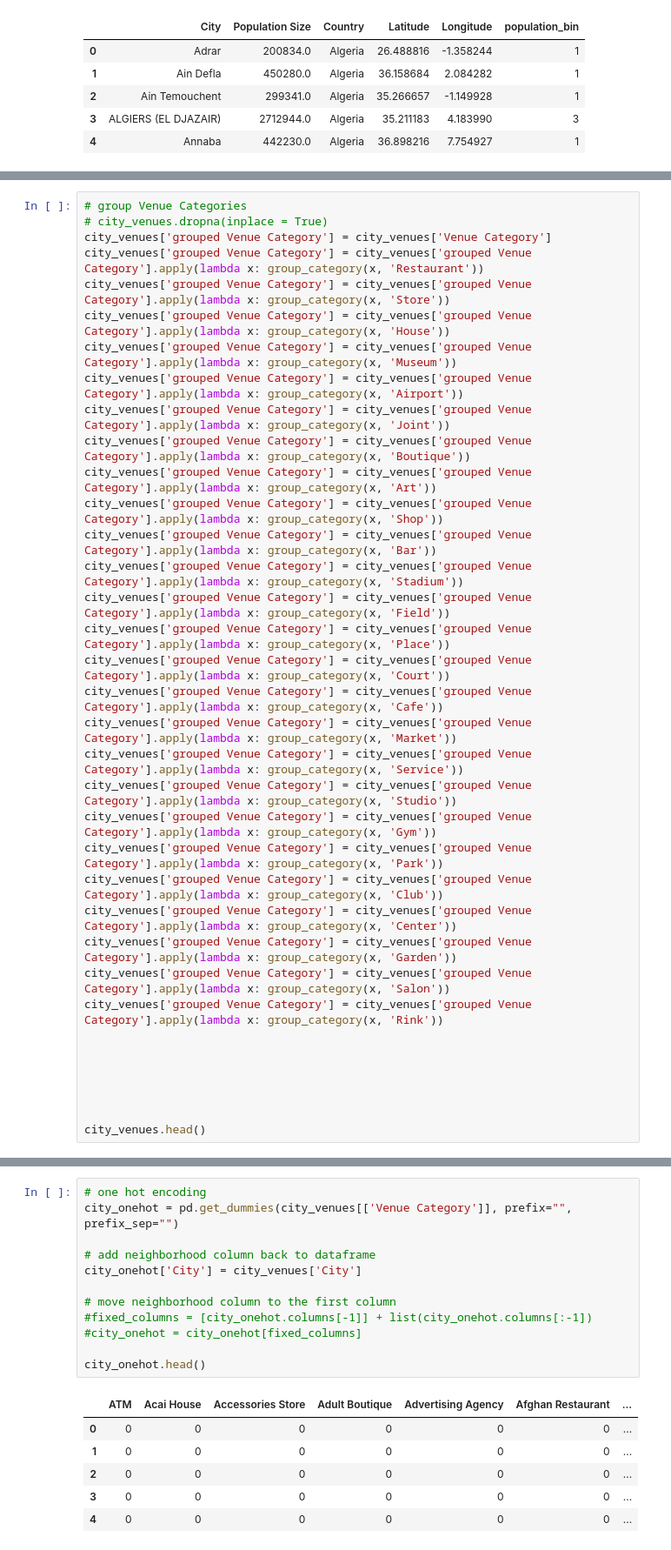
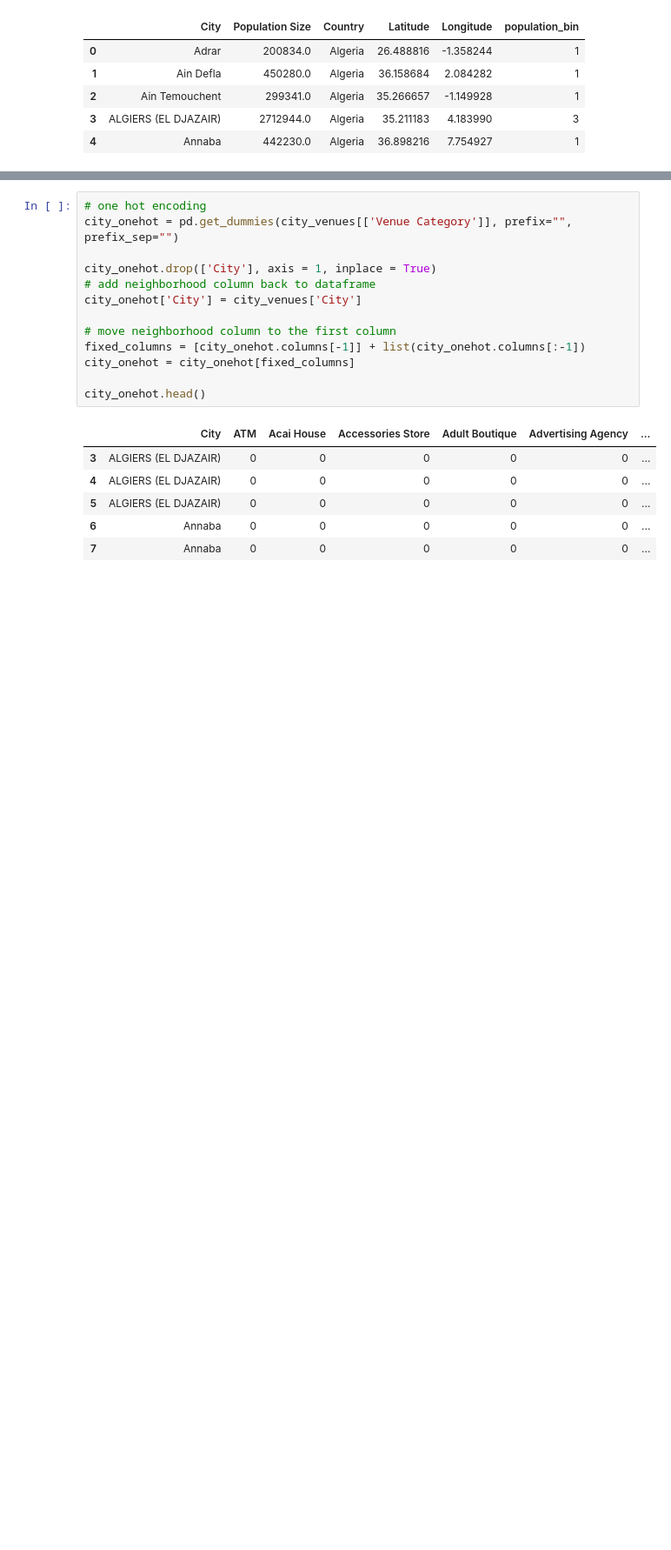
Before and after one commit to FranziMe/Coursera_Capstone, a Jupyter notebook: Capstone_project.ipynb, the cells around one changed output, grey strips where cells are left out. Shown at 87% size. Drawn from its saved outputs; the diff is of its cells as text; blank space fills up the shorter version.

```diff
--- a/Capstone_project.ipynb
+++ b/Capstone_project.ipynb
@@ -260,36 +305,0 @@ def group_category(x, category_group):
-# %%
-# group Venue Categories
-# city_venues.dropna(inplace = True)
-city_venues['grouped Venue Category'] = city_venues['Venue Category']
-city_venues['grouped Venue Category'] = city_venues['grouped Venue Category'].apply(lambda x: group_category(x, 'Restaurant'))
-city_venues['grouped Venue Category'] = city_venues['grouped Venue Category'].apply(lambda x: group_category(x, 'Store'))
-city_venues['grouped Venue Category'] = city_venues['grouped Venue Category'].apply(lambda x: group_category(x, 'House'))
-city_venues['grouped Venue Category'] = city_venues['grouped Venue Category'].apply(lambda x: group_category(x, 'Museum'))
-city_venues['grouped Venue Category'] = city_venues['grouped Venue Category'].apply(lambda x: group_category(x, 'Airport'))
-city_venues['grouped Venue Category'] = city_venues['grouped Venue Category'].apply(lambda x: group_category(x, 'Joint'))
-city_venues['grouped Venue Category'] = city_venues['grouped Venue Category'].apply(lambda x: group_category(x, 'Boutique'))
-city_venues['grouped Venue Category'] = city_venues['grouped Venue Category'].apply(lambda x: group_category(x, 'Art'))
-city_venues['grouped Venue Category'] = city_venues['grouped Venue Category'].apply(lambda x: group_category(x, 'Shop'))
-city_venues['grouped Venue Category'] = city_venues['grouped Venue Category'].apply(lambda x: group_category(x, 'Bar'))
-city_venues['grouped Venue Category'] = city_venues['grouped Venue Category'].apply(lambda x: group_category(x, 'Stadium'))
-city_venues['grouped Venue Category'] = city_venues['grouped Venue Category'].apply(lambda x: group_category(x, 'Field'))
-city_venues['grouped Venue Category'] = city_venues['grouped Venue Category'].apply(lambda x: group_category(x, 'Place'))
-city_venues['grouped Venue Category'] = city_venues['grouped Venue Category'].apply(lambda x: group_category(x, 'Court'))
-city_venues['grouped Venue Category'] = city_venues['grouped Venue Category'].apply(lambda x: group_category(x, 'Cafe'))
-city_venues['grouped Venue Category'] = city_venues['grouped Venue Category'].apply(lambda x: group_category(x, 'Market'))
-city_venues['grouped Venue Category'] = city_venues['grouped Venue Category'].apply(lambda x: group_category(x, 'Service'))
-city_venues['grouped Venue Category'] = city_venues['grouped Venue Category'].apply(lambda x: group_category(x, 'Studio'))
-city_venues['grouped Venue Category'] = city_venues['grouped Venue Category'].apply(lambda x: group_category(x, 'Gym'))
-city_venues['grouped Venue Category'] = city_venues['grouped Venue Category'].apply(lambda x: group_category(x, 'Park'))
-city_venues['grouped Venue Category'] = city_venues['grouped Venue Category'].apply(lambda x: group_category(x, 'Club'))
-city_venues['grouped Venue Category'] = city_venues['grouped Venue Category'].apply(lambda x: group_category(x, 'Center'))
-city_venues['grouped Venue Category'] = city_venues['grouped Venue Category'].apply(lambda x: group_category(x, 'Garden'))
-city_venues['grouped Venue Category'] = city_venues['grouped Venue Category'].apply(lambda x: group_category(x, 'Salon'))
-city_venues['grouped Venue Category'] = city_venues['grouped Venue Category'].apply(lambda x: group_category(x, 'Rink'))
-
-
-
-
-
-
-city_venues.head()
@@ -334,19 +316,20 @@ set(city_venues['grouped Venue Category'])
 # %%
 # one hot encoding
 city_onehot = pd.get_dummies(city_venues[['Venue Category']], prefix="", prefix_sep="")
 
+city_onehot.drop(['City'], axis = 1, inplace = True)
 # add neighborhood column back to dataframe
 city_onehot['City'] = city_venues['City']
 
 # move neighborhood column to the first column
-#fixed_columns = [city_onehot.columns[-1]] + list(city_onehot.columns[:-1])
-#city_onehot = city_onehot[fixed_columns]
+fixed_columns = [city_onehot.columns[-1]] + list(city_onehot.columns[:-1])
+city_onehot = city_onehot[fixed_columns]
 
 city_onehot.head()
 # %% [output]
-|  | ATM | Acai House | Accessories Store | Adult Boutique | Advertising Agency | Afghan Restaurant | ... |
-| 0 | 0 | 0 | 0 | 0 | 0 | 0 | ... |
-| 1 | 0 | 0 | 0 | 0 | 0 | 0 | ... |
-| 2 | 0 | 0 | 0 | 0 | 0 | 0 | ... |
-| 3 | 0 | 0 | 0 | 0 | 0 | 0 | ... |
-| 4 | 0 | 0 | 0 | 0 | 0 | 0 | ... |
+|  | City | ATM | Acai House | Accessories Store | Adult Boutique | Advertising Agency | ... |
+| 3 | ALGIERS (EL DJAZAIR) | 0 | 0 | 0 | 0 | 0 | ... |
+| 4 | ALGIERS (EL DJAZAIR) | 0 | 0 | 0 | 0 | 0 | ... |
+| 5 | ALGIERS (EL DJAZAIR) | 0 | 0 | 0 | 0 | 0 | ... |
+| 6 | Annaba | 0 | 0 | 0 | 0 | 0 | ... |
+| 7 | Annaba | 0 | 0 | 0 | 0 | 0 | ... |
```
Also changed, not shown: parts of 37 cells of this notebook, 7 other files.
